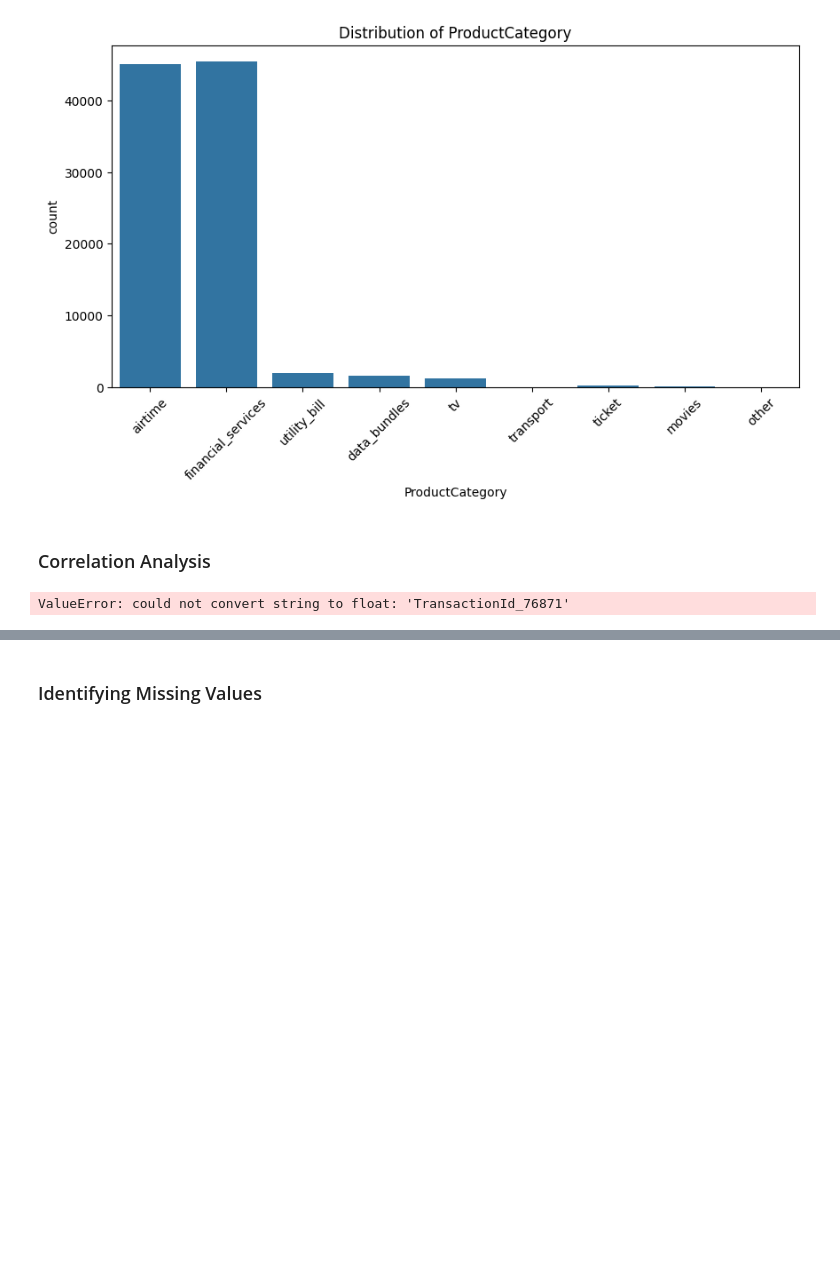
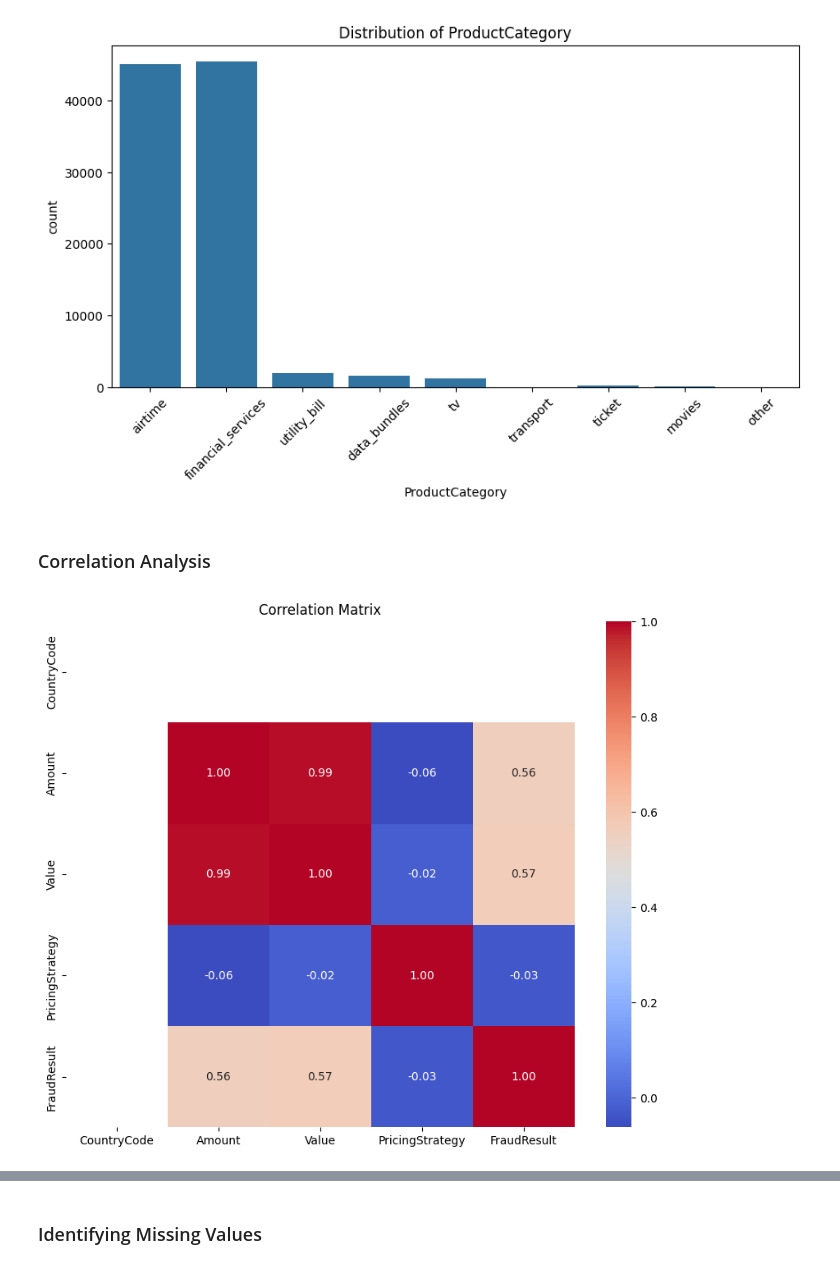
Before and after one commit to dani6566/Credit_Scoring_Model, a Jupyter notebook: Notebooks/Credit_Scoring_EDA.ipynb, the cells around one changed output, grey strips where cells are left out. Drawn from its saved outputs; the diff is of its cells as text; code cells hidden in the pictures; blank space fills up the shorter version.

```diff
--- a/Notebooks/Credit_Scoring_EDA.ipynb
+++ b/Notebooks/Credit_Scoring_EDA.ipynb
@@ -109,12 +130,14 @@ for feature in cat_features:
 ### Correlation Analysis
 # %%
 # Calculate correlation matrix
-correlation_matrix = df.corr()
+
+# correlation_matrix = df[['Amount', 'Value', 'PricingStrategy']].corr()
+correlation_matrix = numeric_features.corr()
 
 # Plot heatmap for correlation matrix
 plt.figure(figsize=(10, 8))
 sns.heatmap(correlation_matrix, annot=True, cmap='coolwarm', fmt='.2f')
 plt.title('Correlation Matrix')
 plt.show()
 # %% [output]
-ValueError: could not convert string to float: 'TransactionId_76871'
+[figure, added]
```
Also changed, not shown: parts of 51 cells of this notebook.
